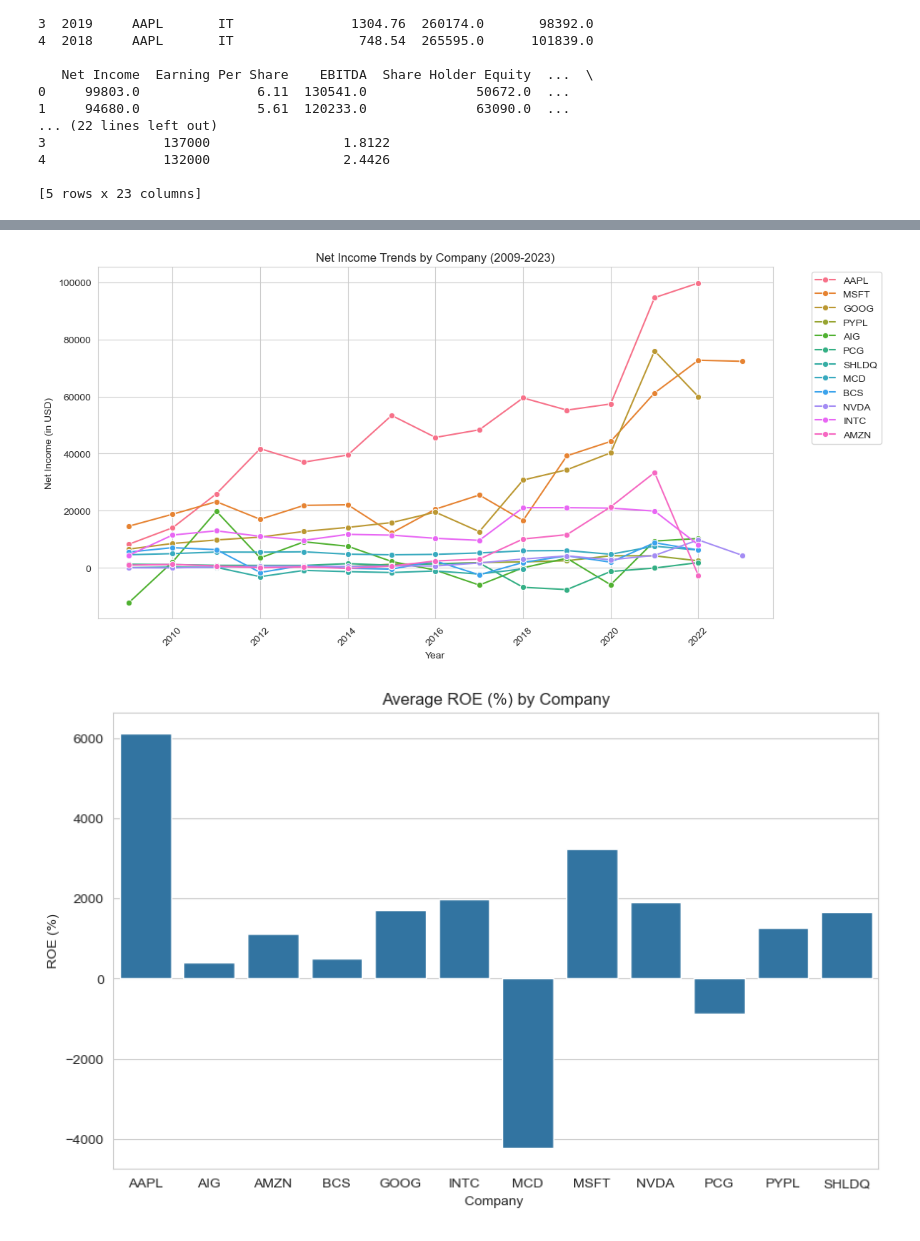
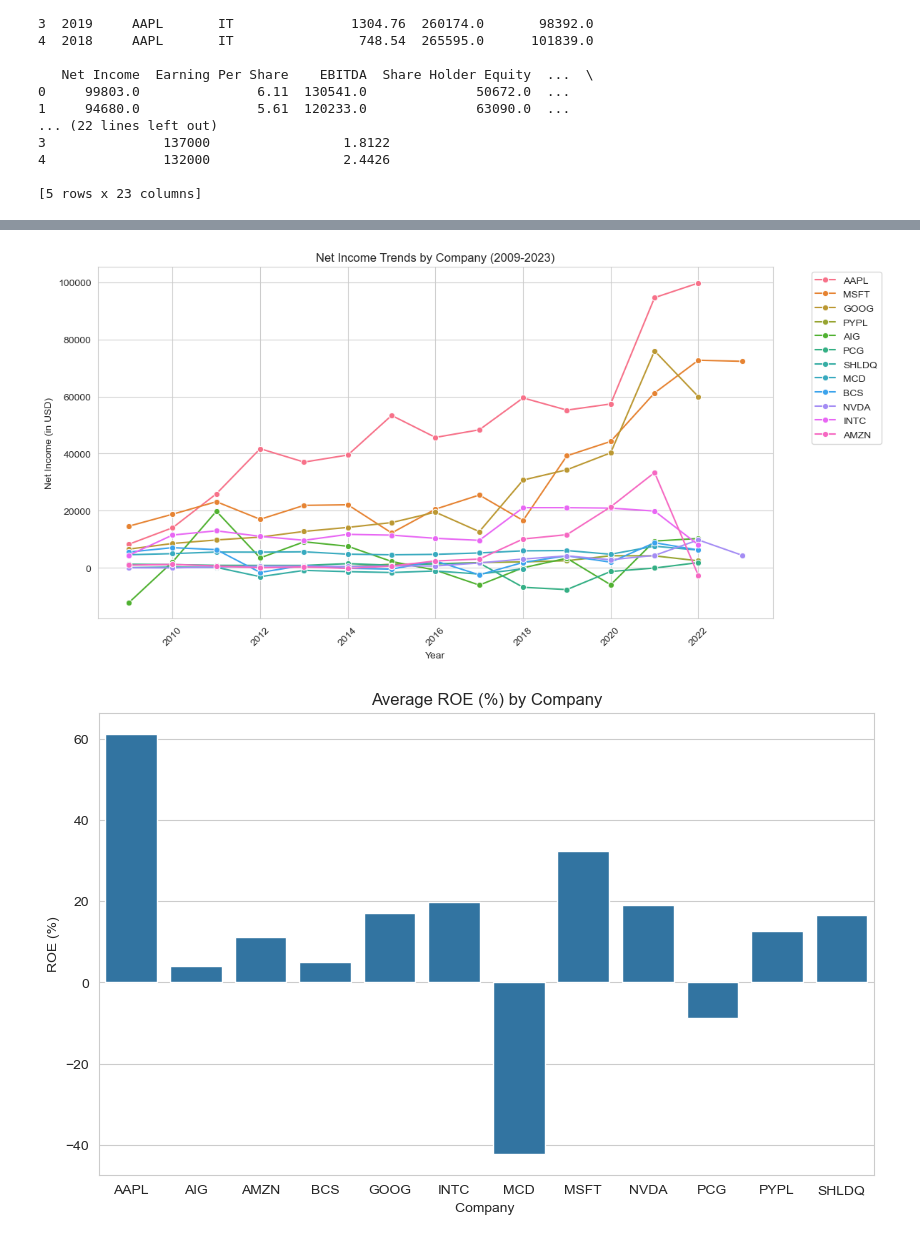
Before and after one commit to KieranGlon-Rudge/Financial-Statements-Analysis, a Jupyter notebook: Financial_Statments_Project.ipynb, the cells around one changed output, grey strips where cells are left out. Saved outputs shown, nothing was run; the diff lists cells and outputs as text; code cells hidden in the pictures.

```diff
--- a/Financial_Statments_Project.ipynb
+++ b/Financial_Statments_Project.ipynb
@@ -78,12 +78,6 @@ df['Total Cash Flow'] = (df['Cash Flow from Operating'] +
                         df['Cash Flow from Financial Activities'])
 print("Total Cash Flow calculated.")
 
-# Calculate ROE/ROA/ROI as percentages
-df['ROE (%)'] = df['ROE'] * 100
-df['ROA (%)'] = df['ROA'] * 100
-df['ROI (%)'] = df['ROI'] * 100
-print("Percentage metrics calculated.")
-
 # Export cleaned data
 df.to_csv('cleaned_financial_data.csv', index=False)
 print("Cleaned data exported to 'cleaned_financial_data.csv'.")
@@ -138,34 +132,34 @@ plt.show()
 # %%
 # Trend: Revenue and Net Income over time by Company
 plt.figure(figsize=(12, 6))
 sns.lineplot(data=df, x='Year', y='Revenue', hue='Company ', marker='o')
 plt.title('Revenue Trends by Company (2009-2023)')
 plt.ylabel('Revenue (in USD)')
 plt.xticks(rotation=45)
 plt.legend(bbox_to_anchor=(1.05, 1), loc='upper left')
 plt.tight_layout()
 plt.show()
 
 plt.figure(figsize=(12, 6))
 sns.lineplot(data=df, x='Year', y='Net Income', hue='Company ', marker='o')
 plt.title('Net Income Trends by Company (2009-2023)')
 plt.ylabel('Net Income (in USD)')
 plt.xticks(rotation=45)
 plt.legend(bbox_to_anchor=(1.05, 1), loc='upper left')
 plt.tight_layout()
 plt.show()
 
 # Bar plot: Average ROE by Company
-avg_roe = df.groupby('Company ')[['ROE (%)']].mean().reset_index()
+avg_roe = df.groupby('Company ')[['ROE']].mean().reset_index()
 plt.figure(figsize=(10, 6))
-sns.barplot(data=avg_roe, x='Company ', y='ROE (%)')
+sns.barplot(data=avg_roe, x='Company ', y='ROE')
 plt.title('Average ROE (%) by Company')
 plt.ylabel('ROE (%)')
 plt.show()
 # %% [output]
 [figure]
 [figure]
-[figure, old version]
+[figure, new version]
 # %%
 # Key Insights & Recommendations
 
```
Also changed, not shown: parts of 4 cells of this notebook.
